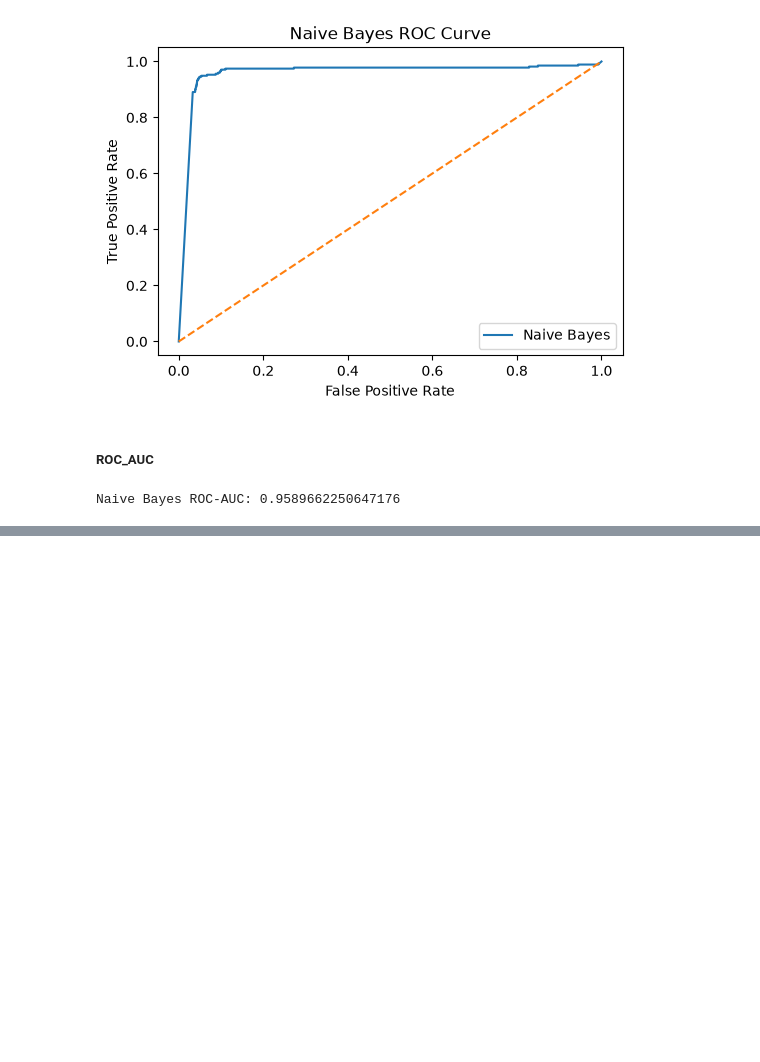
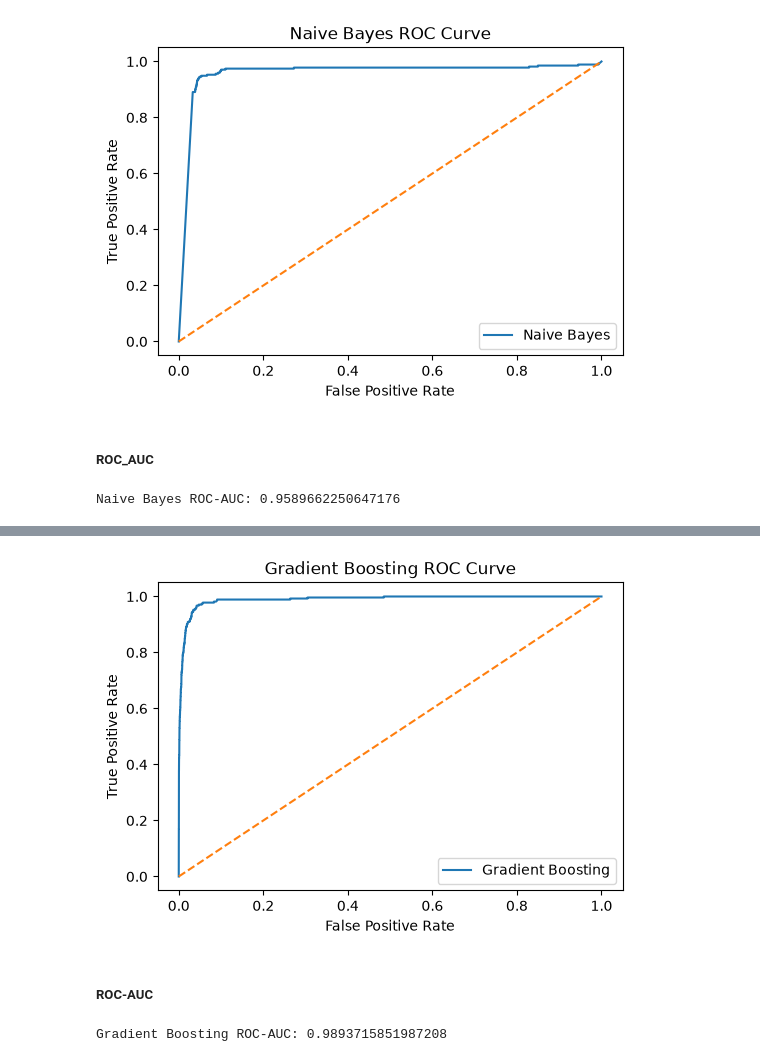
Before and after one commit to Rupesh-Mane/air-pressure-system-failure-prediction, a Jupyter notebook: notebooks/05_model_evaluation.ipynb, the cells around one changed output, grey strips where cells are left out. Cells and saved outputs as stored; diff of their text form; code cells hidden in the pictures; blank space fills up the shorter version.

```diff
--- a/notebooks/05_model_evaluation.ipynb
+++ b/notebooks/05_model_evaluation.ipynb
@@ -735,0 +810,37 @@ Naive Bayes ROC-AUC: 0.9589662250647176
+# %%
+gradient_boosting_probability = gradient_boosting_model.predict_proba(x_test)[:, 1]
+# %%
+gradient_boosting_fpr, gradient_boosting_tpr, gradient_boosting_thresholds = roc_curve(y_test,gradient_boosting_probability)
+# %%
+plt.figure(figsize=(6, 4))
+
+plt.plot(
+    gradient_boosting_fpr,
+    gradient_boosting_tpr,
+    label="Gradient Boosting"
+)
+
+plt.plot(
+    [0, 1],
+    [0, 1],
+    linestyle="--"
+)
+
+plt.xlabel("False Positive Rate")
+plt.ylabel("True Positive Rate")
+
+plt.title("Gradient Boosting ROC Curve")
+
+plt.legend()
+
+plt.show()
+# %% [output]
+[figure, added]
+# %% [markdown]
+##### ROC-AUC
+# %%
+gradient_boosting_roc_auc = roc_auc_score(y_test,gradient_boosting_probability)
+
+print("Gradient Boosting ROC-AUC:", gradient_boosting_roc_auc)
+# %% [output]
+Gradient Boosting ROC-AUC: 0.9893715851987208
```
Also changed, not shown: parts of 17 cells of this notebook.
